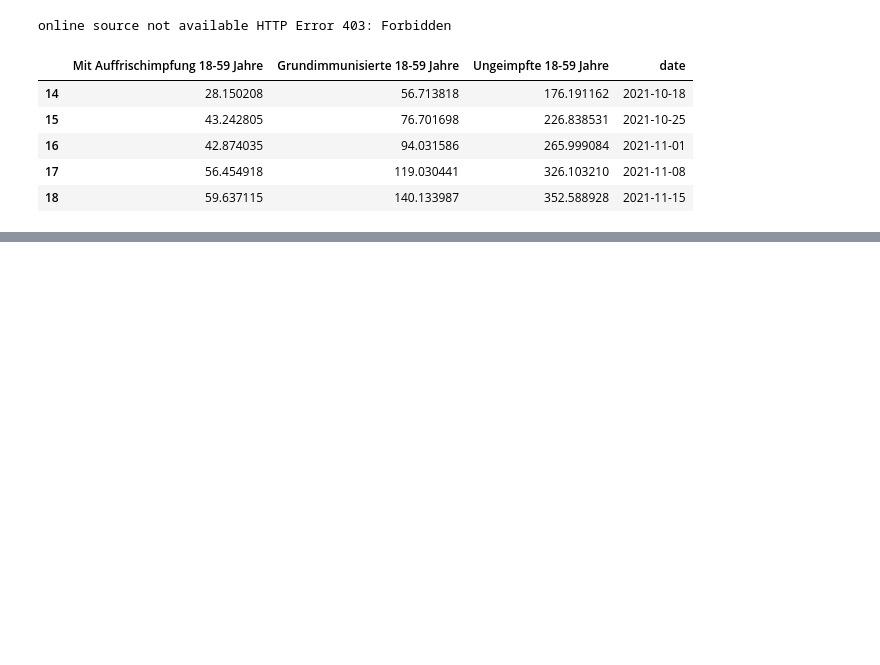
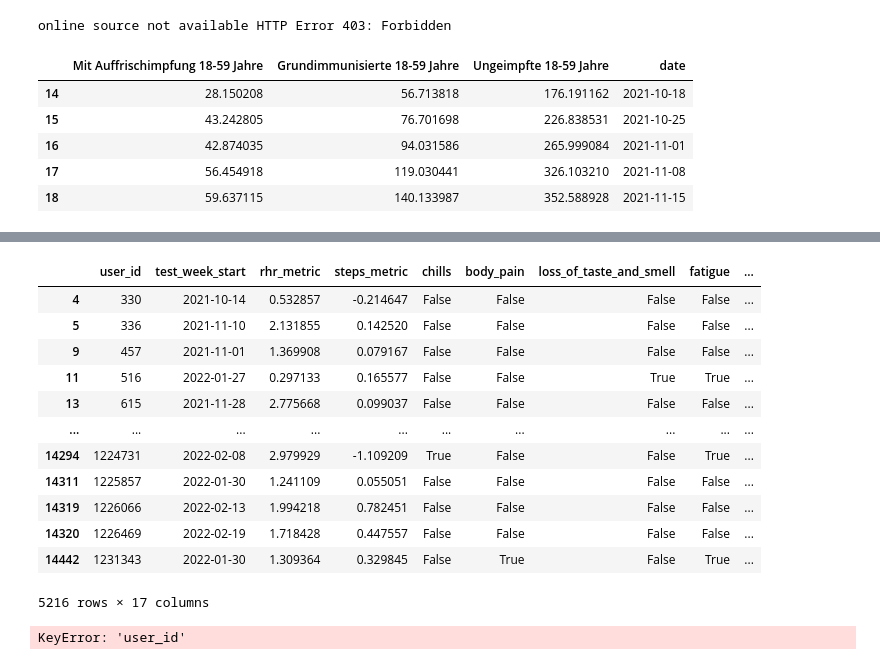
Before and after one commit to jakobkolb/ml-covid-nowcasting, a Jupyter notebook: Detection model (logistic regression)/Detection model (Logistic regression).ipynb, the cells around one changed output, grey strips where cells are left out. Saved outputs shown, nothing was run; the diff lists cells and outputs as text; code cells hidden in the pictures; blank space fills up the shorter version.

```diff
--- a/Detection model (logistic regression)/Detection model (Logistic regression).ipynb
+++ b/Detection model (logistic regression)/Detection model (Logistic regression).ipynb
@@ -377,3 +397,21 @@ online source not available HTTP Error 403: Forbidden
+# %%
+after_date = cleaned_feature_data[
+    cleaned_feature_data['test_week_start'] > datetime.strptime('2021-01-01', "%Y-%m-%d").date()]
+after_date
+# %% [output]
+|  | user_id | test_week_start | rhr_metric | steps_metric | chills | body_pain | loss_of_taste_and_smell | fatigue | ... |
+| 4 | 330 | 2021-10-14 | 0.532857 | -0.214647 | False | False | False | False | ... |
+| 5 | 336 | 2021-11-10 | 2.131855 | 0.142520 | False | False | False | False | ... |
+| 9 | 457 | 2021-11-01 | 1.369908 | 0.079167 | False | False | False | False | ... |
+| 11 | 516 | 2022-01-27 | 0.297133 | 0.165577 | False | False | True | True | ... |
+| 13 | 615 | 2021-11-28 | 2.775668 | 0.099037 | False | False | False | False | ... |
+| ... | ... | ... | ... | ... | ... | ... | ... | ... | ... |
+| 14294 | 1224731 | 2022-02-08 | 2.979929 | -1.109209 | True | False | False | True | ... |
+| 14311 | 1225857 | 2022-01-30 | 1.241109 | 0.055051 | False | False | False | False | ... |
+| 14319 | 1226066 | 2022-02-13 | 1.994218 | 0.782451 | False | False | False | False | ... |
+| 14320 | 1226469 | 2022-02-19 | 1.718428 | 0.447557 | False | False | False | False | ... |
+| 14442 | 1231343 | 2022-01-30 | 1.309364 | 0.329845 | False | True | False | True | ... |
+5216 rows × 17 columns
 # %%
 MEAN_DAYS = 7
 
@@ -383,12 +421,12 @@ def predicted_incidence(classifier, feature_data):
     proba_infected = classifier.predict_proba(feature_data[feature_names].values).T[1].T
 
     p = pd.DataFrame(
-        data=proba_infected, index=cleaned_features.index, columns=["probability"]
+        data=proba_infected, index=feature_data.index, columns=["probability"]
     )
 
     colname = f"{MEAN_DAYS}d rolling mean detections"
 
-    p[colname] = p["probability"] > 0.5
+    p[colname] = p["probability"] > 0.2
 
     p['all'] = p['probability'] > 0
 
@@ -423,8 +461,9 @@ def predicted_incidence(classifier, feature_data):
 
 runs = []
 for i in range(10):
-    pipeline, X_test, y_test = train_model(feature_names, target, cleaned_feature_data, random_state=i)
-    nowcasted_incidence, predicted_incidence_column = predicted_incidence(pipeline, cleaned_features)
+    pipeline, X_test, y_test = train_model(feature_names, target, after_date.dropna(axis=0), random_state=i)
+    nowcasted_incidence, predicted_incidence_column = predicted_incidence(pipeline,
+                                                                          after_date[after_date['test_result'].isna()])
     nowcasted_incidence['run_id'] = i
     runs.append(
         nowcasted_incidence[[predicted_incidence_column, 'run_id', 'date']])
@@ -434,6 +473,9 @@ predicted_incidence_runs = pd.concat(runs).reset_index().sort_values('date')
 predicted_incidence_plot_data = predicted_incidence_runs.groupby('date').agg(
     {predicted_incidence_column: ['mean', 'std']}).reset_index()
 predicted_incidence_plot_data.columns = ['date', 'mean', 'std']
+predicted_incidence_plot_data
+# %% [output]
+KeyError: 'user_id'
 # %%
 import plotly.graph_objects as go
 
```
Also changed, not shown: parts of 7 cells of this notebook, 2 other files.
